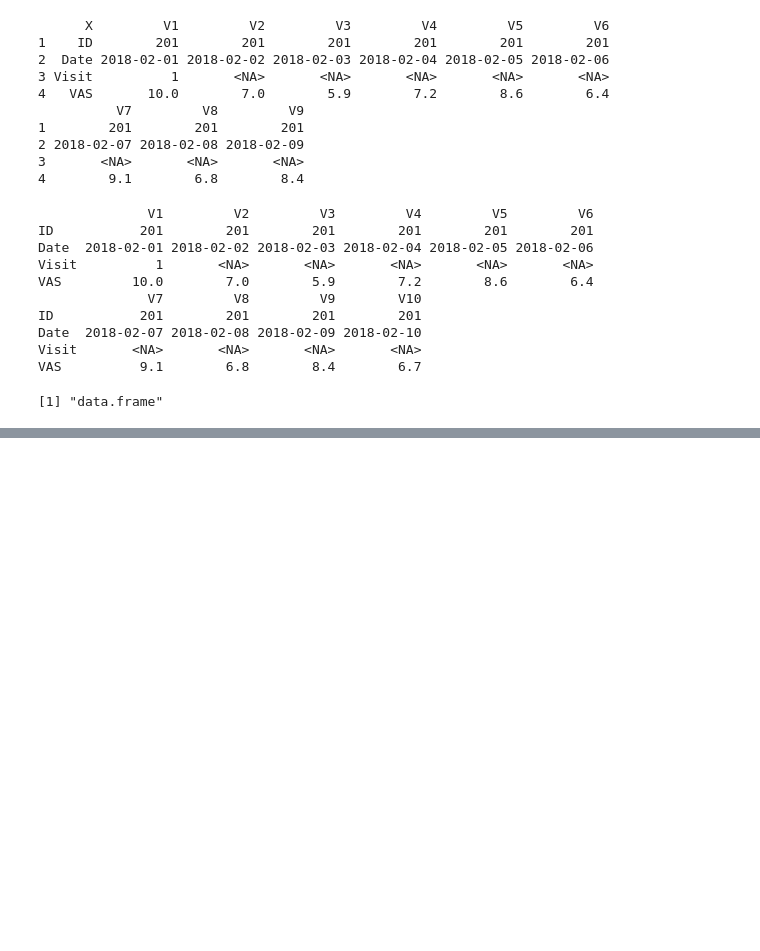
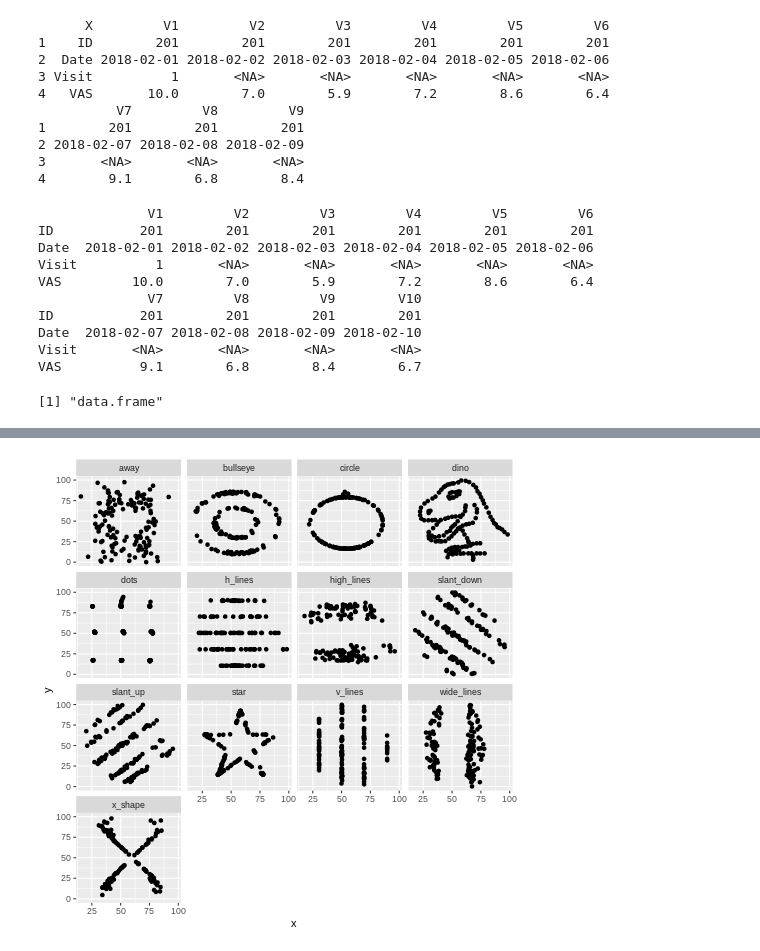
Before and after one commit to CA-DS-RKucharska/modern-stats-r, a Jupyter notebook: notebooks/3 - transforming summarising analysing.ipynb, the cells around one changed output, grey strips where cells are left out. Drawn from its saved outputs; the diff is of its cells as text; code cells hidden in the pictures; blank space fills up the shorter version.

```diff
--- a/notebooks/3 - transforming summarising analysing.ipynb
+++ b/notebooks/3 - transforming summarising analysing.ipynb
@@ -564,0 +813,8 @@ vas[1:10, ]
+# %%
+%%R
+# 2 - plot x against y for each dataset
+ggplot(datasaurus_dozen, aes(x, y))+
+  facet_wrap(~ dataset, nrow = 4)+
+  geom_point()
+# %% [output]
+[figure, added]
```
Also changed, not shown: parts of 18 cells of this notebook.
